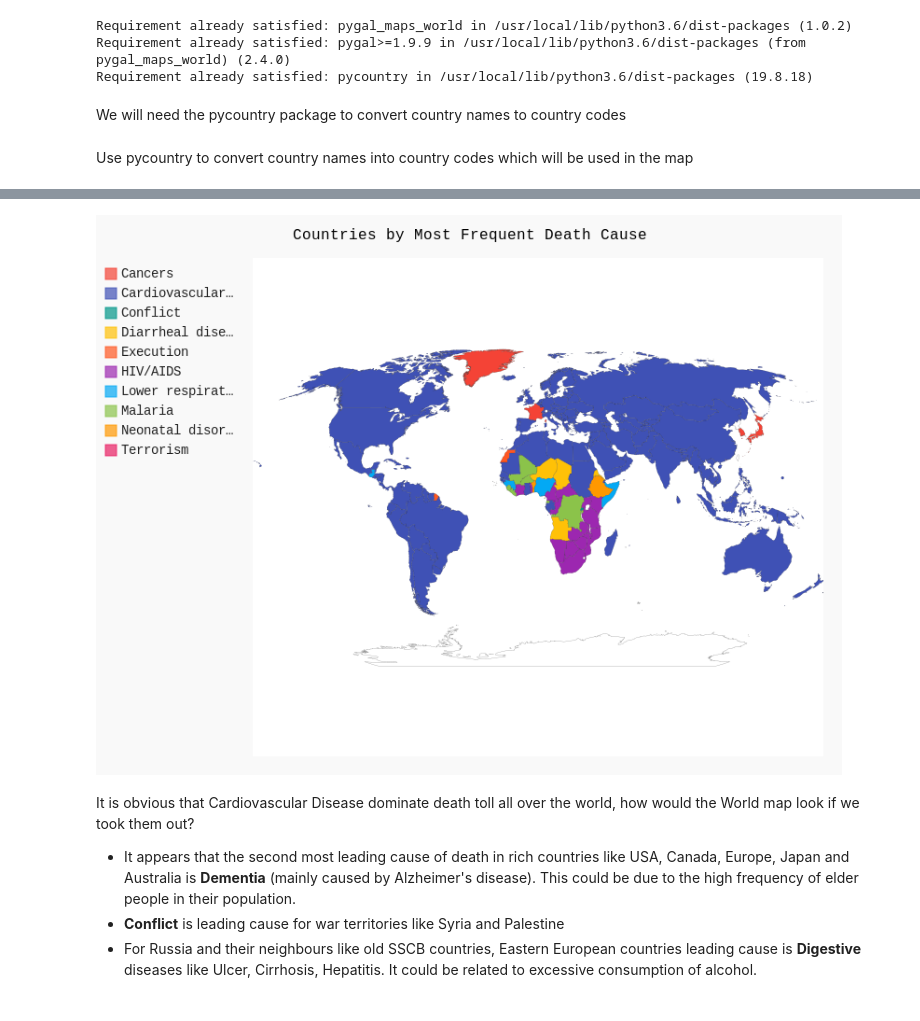
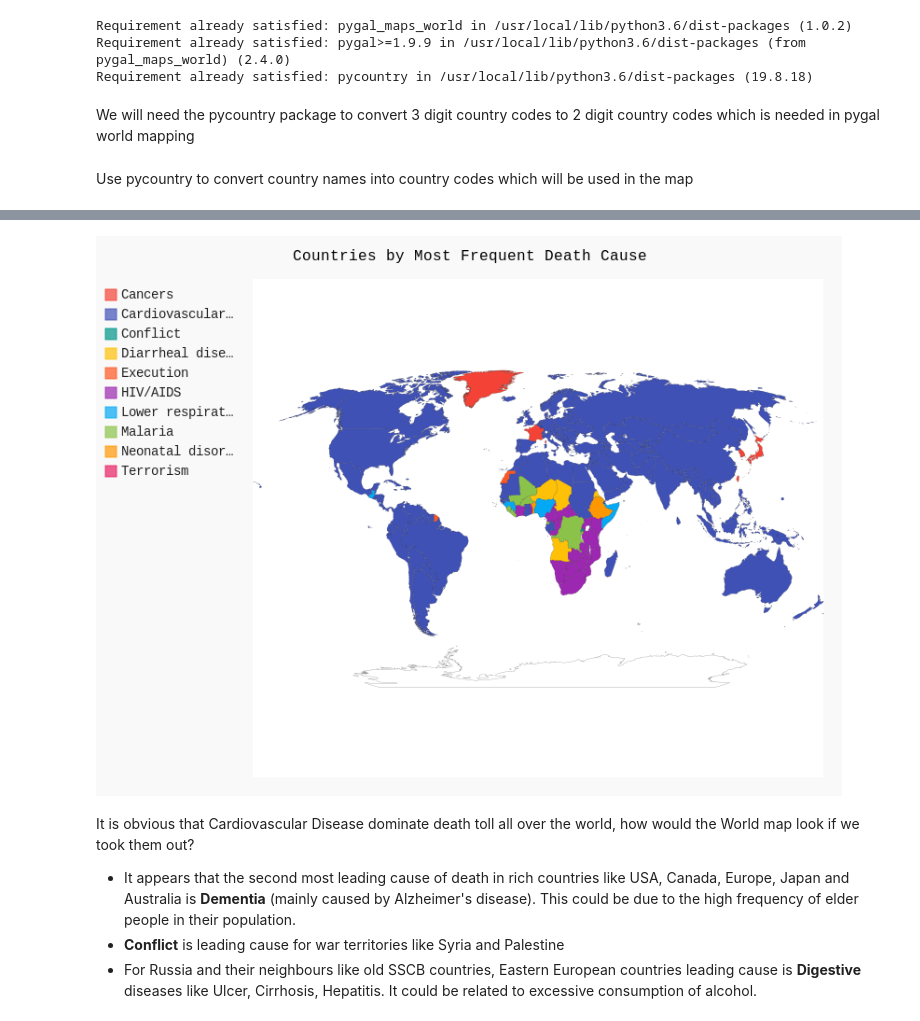
Before and after one commit to omerfarukeker/Causes-of-Death-Analysis, a Jupyter notebook: Causes_of_Death.ipynb, the cells around one changed output, grey strips where cells are left out. Cells and saved outputs as stored; diff of their text form; code cells hidden in the pictures.

```diff
--- a/Causes_of_Death.ipynb
+++ b/Causes_of_Death.ipynb
@@ -206,26 +208,0 @@ Let's find out which country suffers from what disease the most. First, change o
-# %%
-df.Entity.replace({"South Korea":"Korea, Republic of",
-                   "Taiwan":"Taiwan (Republic of China)",
-                   "Bolivia":"Bolivia, Plurinational State of",
-                   "Brunei":"Brunei Darussalam",
-                   "Czech Republic":"Czechia",
-                   "England":"United Kingdom",
-                   "Iran":"Iran, Islamic Republic of",
-                   "Laos":"lao people’s democratic republic",
-                   "Macedonia":"Macedonia, the former Yugoslav Republic of",
-                   "Moldova":"Moldova, Republic of",
-                   "North Korea":"Korea, Democratic People’s Republic of",
-                   "Palestine":"Palestine, State of",
-                   "Russia":"Russian Federation",
-                   "Syria":"Syrian Arab Republic",
-                   "Venezuela":"Venezuela, Bolivarian Republic of",
-                   "Vietnam":"Viet Nam",
-                   "Cote d'Ivoire":"Côte d'Ivoire",
-                   "Tanzania":"Tanzania, United Republic of",
-                   "Democratic Republic of Congo":"Congo, The Democratic Republic of the",
-                   "Bosnia-Herzegovina":"Bosnia and Herzegovina",
-                   "Macau":"Macao",
-                   "Serbia-Montenegro":"Montenegro"},inplace=True)
-
-cause_by_country = df.groupby("Entity").sum().drop(["Year","total_death"],axis=1).idxmax(axis=1)
-cause_by_country.value_counts()
@@ -243,0 +211,4 @@ dtype: int64
+# %%
+df.Code = df.Code[df.Code != 0].apply(str.lower)
+cause_by_country = df.groupby("Code").sum().drop(["Year","total_death"],axis=1).idxmax(axis=1)
+cause_by_country.value_counts()
@@ -256,30 +239,21 @@ Requirement already satisfied: pygal_maps_world in /usr/local/lib/python3.6/dist
 Requirement already satisfied: pygal>=1.9.9 in /usr/local/lib/python3.6/dist-packages (from pygal_maps_world) (2.4.0)
 Requirement already satisfied: pycountry in /usr/local/lib/python3.6/dist-packages (19.8.18)
 # %% [markdown]
-We will need the pycountry package to convert country names to country codes
+We will need the pycountry package to convert 3 digit country codes to 2 digit country codes which is needed in pygal world mapping
 # %%
 import pycountry
-country_mapping = {country.name: country.alpha_2.lower() for country in pycountry.countries}
+country_mapping = {country.alpha_3.lower(): country.alpha_2.lower() for country in pycountry.countries}
 # %% [markdown]
 Use pycountry to convert country names into country codes which will be used in the map
 # %%
 !pip install CairoSVG
-
 from pygal_maps_world.maps import World
-
-# Get all country mappings, using two digit codes
-
 worldmap_chart = World()
 worldmap_chart.title = 'Countries by Most Frequent Death Cause'
 
 for cause in cause_by_country.index:
-  COUNTRIES = cause_by_country.loc[cause].values[0]
-
-  # Map countries
-  country_codes = [country_mapping.get(country) for country in COUNTRIES]
-  country_codes = [i for i in list(filter(None,country_codes))]
-
-  worldmap_chart.add(cause, country_codes)
+  countries = [country_mapping.get(country) for country in cause_by_country.loc[cause].values[0]]
+  worldmap_chart.add(cause, countries)
 
 worldmap_chart.render()
 worldmap_chart
@@ -293,8 +267,8 @@ Requirement already satisfied: cairocffi in /usr/local/lib/python3.6/dist-packag
 Requirement already satisfied: setuptools>=39.2.0 in /usr/local/lib/python3.6/dist-packages (from cssselect2->CairoSVG) (45.2.0)
 Requirement already satisfied: webencodings in /usr/local/lib/python3.6/dist-packages (from cssselect2->CairoSVG) (0.5.1)
 Requirement already satisfied: cffi>=1.1.0 in /usr/local/lib/python3.6/dist-packages (from cairocffi->CairoSVG) (1.14.0)
 Requirement already satisfied: pycparser in /usr/local/lib/python3.6/dist-packages (from cffi>=1.1.0->cairocffi->CairoSVG) (2.20)
-[figure, old version]
+[figure, new version]
 # %% [markdown]
 It is obvious that Cardiovascular Disease dominate death toll all over the world, how would the World map look if we took them out?
 
```
Also changed, not shown: parts of 15 cells of this notebook.
